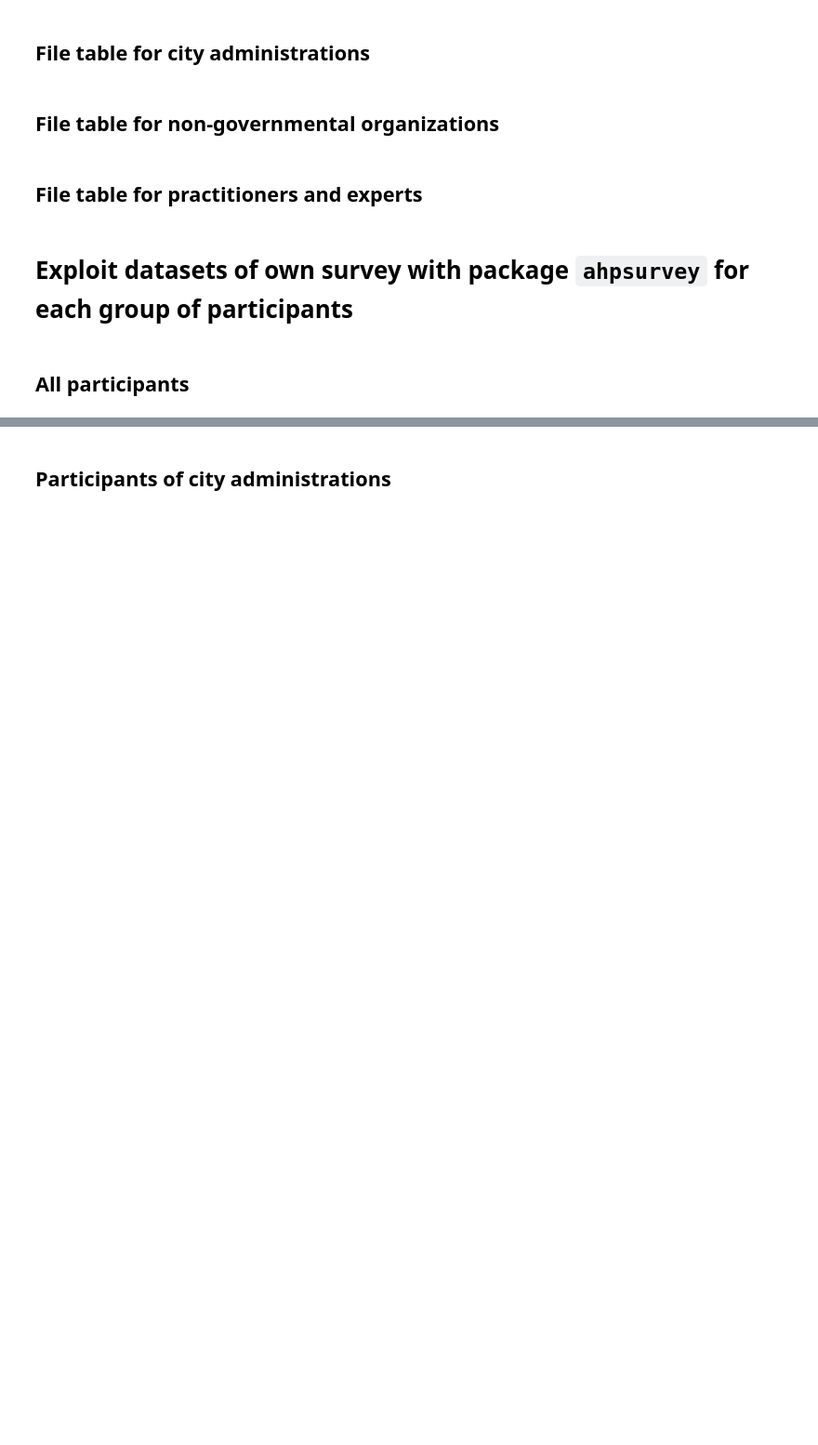
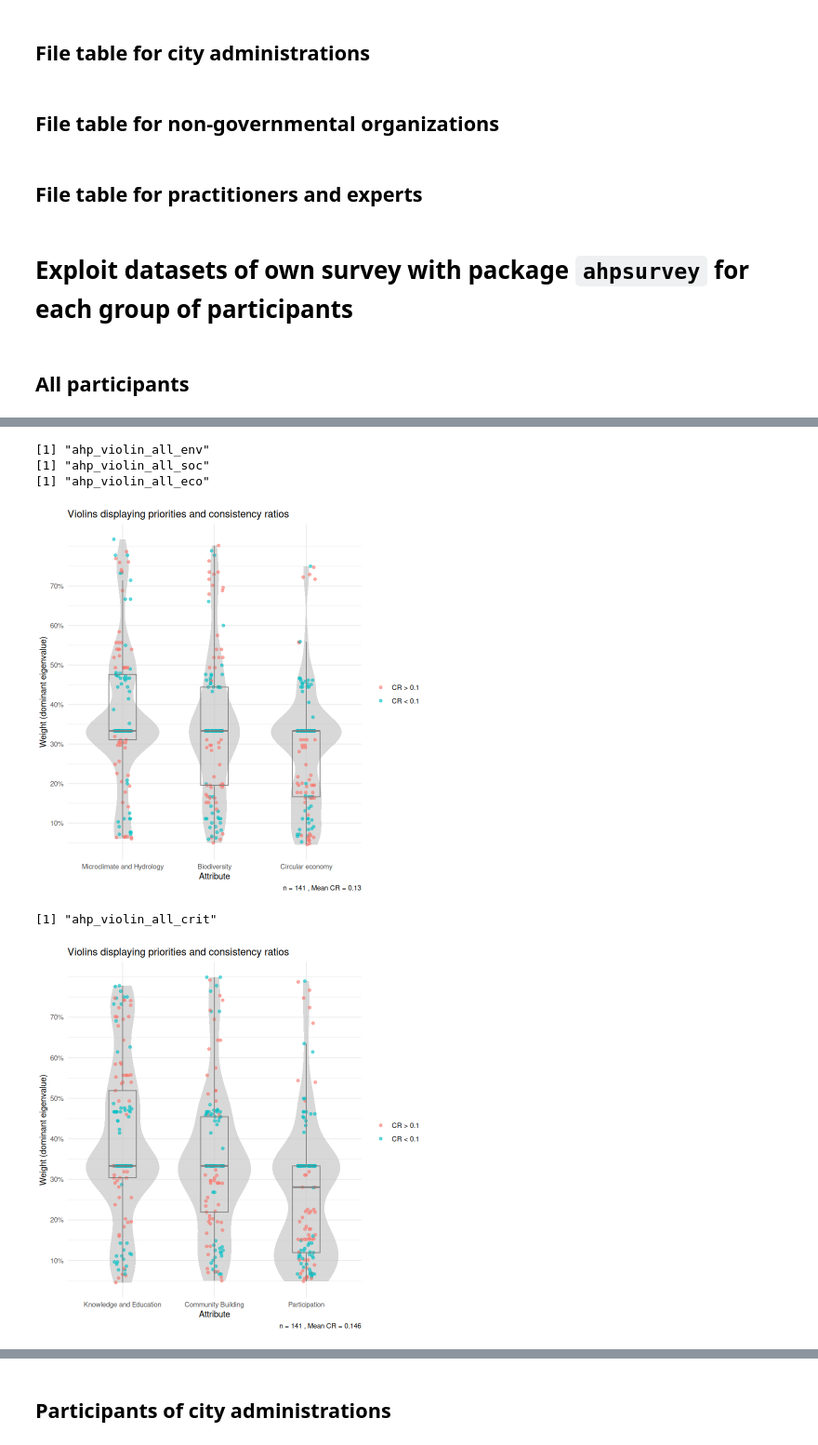
Before and after one commit to urmel79/edible_Cities_AHP_Survey, a Jupyter notebook: ahpsurvey_all.ipynb, the cells around one changed output, grey strips where cells are left out. Shown at 93% size. Drawn from its saved outputs; the diff is of its cells as text; code cells hidden in the pictures; blank space fills up the shorter version.

Commit message:
added global function to process the ahpsurvey and create violin plots

```diff
--- a/ahpsurvey_all.ipynb
+++ b/ahpsurvey_all.ipynb
@@ -290,7 +344,7 @@ df_csvInputFiles_PE <- data.table(
 # %% [markdown]
 # Exploit datasets of own survey with package `ahpsurvey` for each group of participants
 # %%
-df_attributes_labels_all <- data.table(
+df_attributes_labels <- data.table(
   idx = 1:12,
   attr = c("Clim", "BDiv", "CiEc",
            "KEdu", "Comm", "Part",
@@ -361,0 +360,9 @@ write.table(df_outputTable, file = str_CSVfilename_output,
+# %%
+func_Process_ahpsurvey(df_csvInputFiles_all, "all", str_input_path, str_output_path, df_attributes_labels)
+# %% [output]
+[1] "ahp_violin_all_env"
+[1] "ahp_violin_all_soc"
+[1] "ahp_violin_all_eco"
+[figure, added]
+[1] "ahp_violin_all_crit"
+[figure, added]
```
Also changed, not shown: parts of 11 cells of this notebook, 18 other files.
